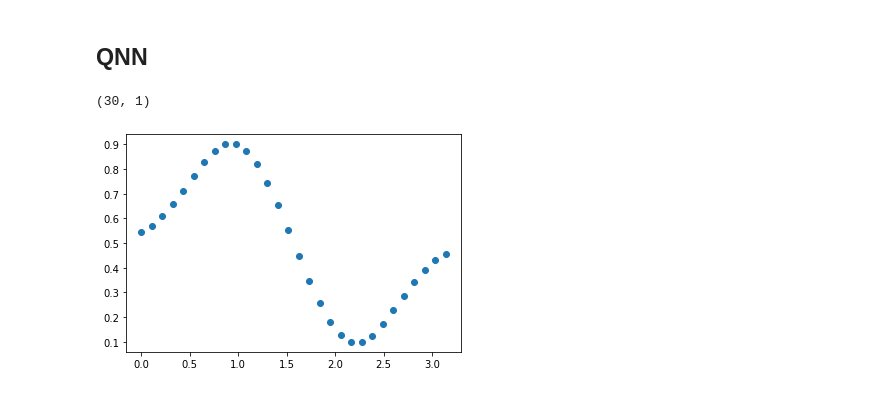
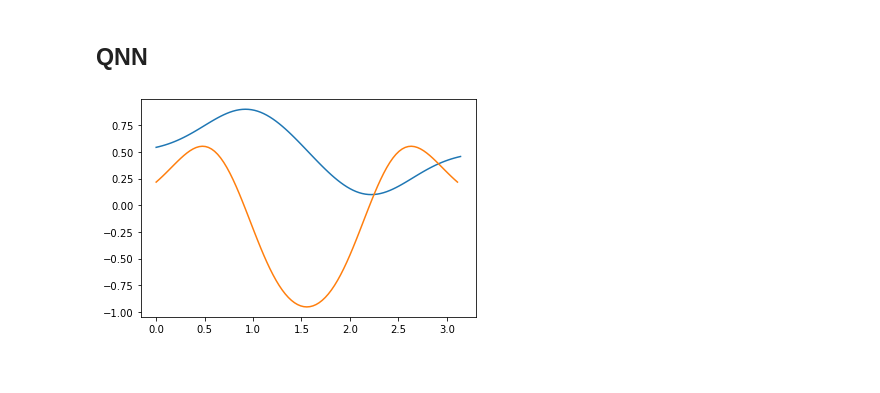
Before and after one commit to KristianWold/Thesis, a Jupyter notebook: notebooks/experiments/Derivative of QNN.ipynb, the cells around one changed output. Cells and saved outputs as stored; diff of their text form; code cells hidden in the pictures.

```diff
--- a/notebooks/experiments/Derivative of QNN.ipynb
+++ b/notebooks/experiments/Derivative of QNN.ipynb
@@ -19,20 +19,20 @@ from samplers import *
 # %%
 backend = Aer.get_backend('qasm_simulator')
 # %%
-n = 30
+n = 100
 x = np.linspace(0, 1, n).reshape(-1,1)
 y = gaussian(x, 0.3, 0.02) - gaussian(x, 0.7, 0.02)
 
 x = scaler(x, a=0, b=np.pi)
 y = scaler(y, a=0.1, b=0.9)
-print(y.shape)
+
+y_deriv_num = (y[1:] - y[:-1])/(x[1]-x[0])
-# %% [output]
-(30, 1)
 # %%
-plt.plot(x, y, 'o')
+plt.plot(x, y)
+plt.plot(x[:-1], y_deriv_num)
 plt.show()
 # %% [output]
-[figure, old version]
+[figure, new version]
 # %%
 np.random.seed(42)
 
```
Also changed, not shown: parts of 5 cells of this notebook, 15 other files.
